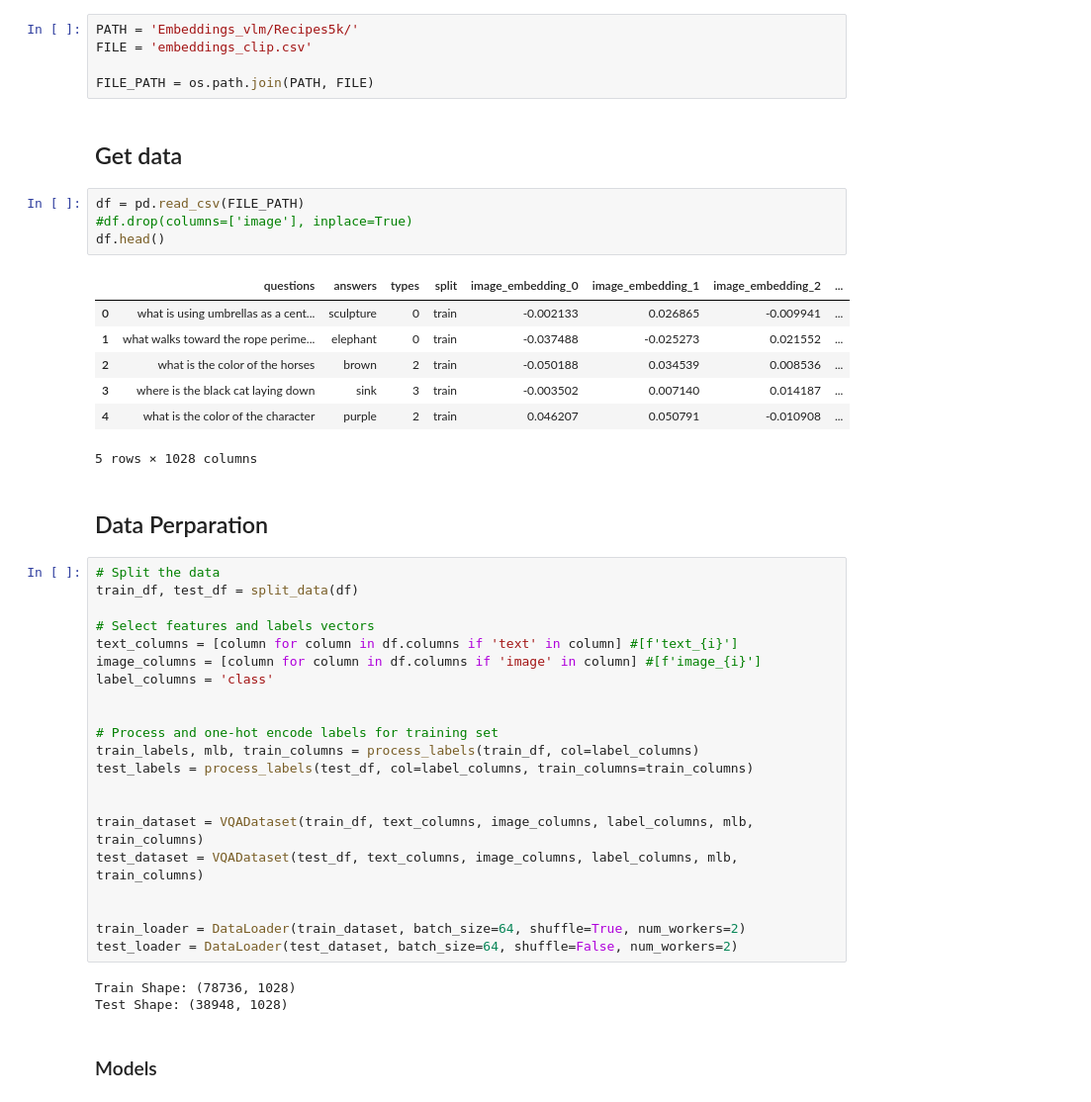
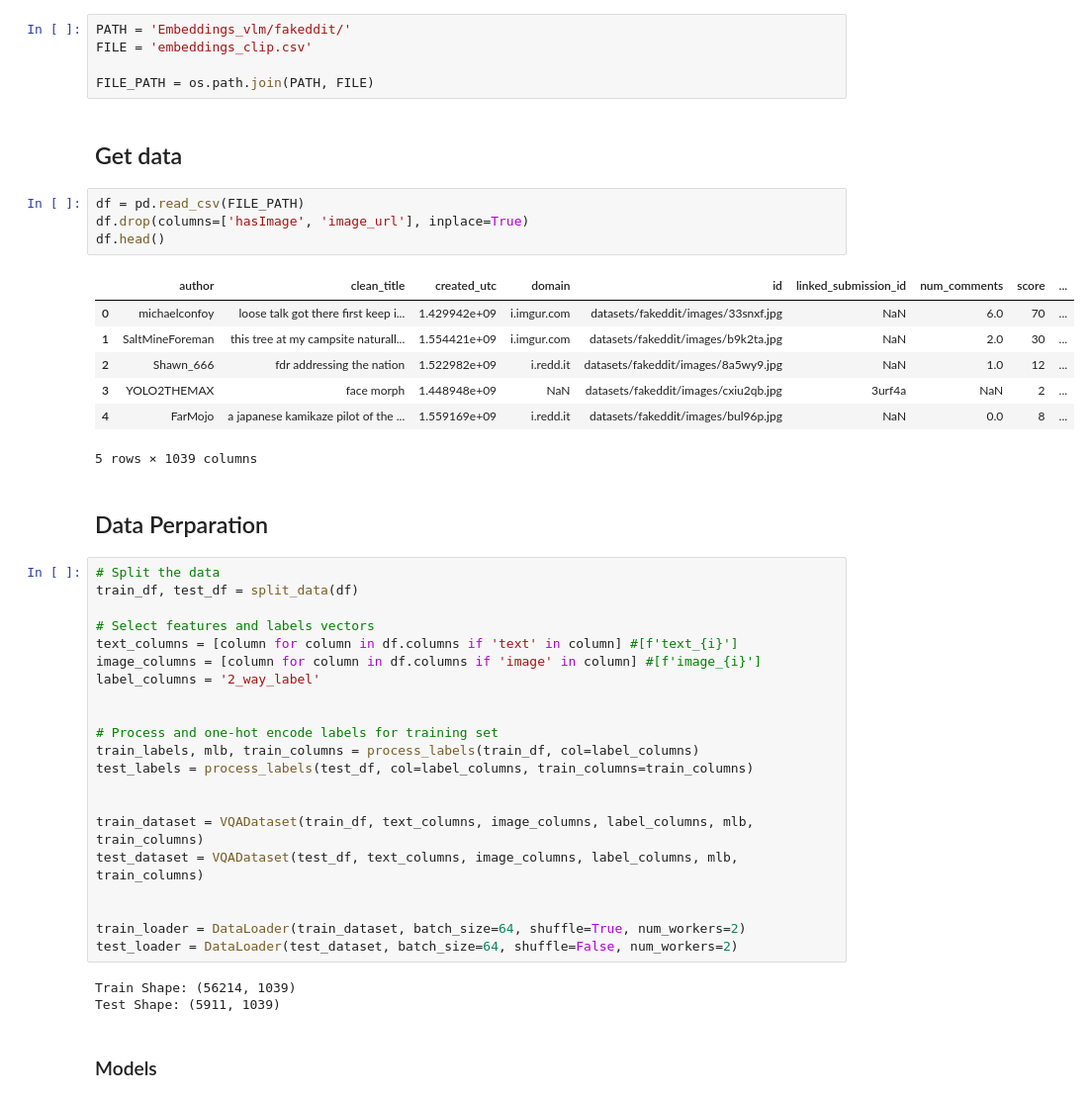
Before and after one commit to dsrestrepo/Foundational-Multimodal-Fusion-Benchmark, a Jupyter notebook: clip_model_fakeddit.ipynb, the cells around one changed output. Shown at 99% size. Drawn from its saved outputs; the diff is of its cells as text.

Commit message:
updating clip embedding results for all datasets

```diff
--- a/clip_model_fakeddit.ipynb
+++ b/clip_model_fakeddit.ipynb
@@ -17,7 +14,7 @@ from torch.utils.data import DataLoader
 
 from src.classifiers_cpu_metrics import train_early_fusion, train_late_fusion
 # %%
-PATH = 'Embeddings_vlm/Recipes5k/'
+PATH = 'Embeddings_vlm/fakeddit/'
 FILE = 'embeddings_clip.csv'
 
 FILE_PATH = os.path.join(PATH, FILE)
@@ -25,16 +22,16 @@ FILE_PATH = os.path.join(PATH, FILE)
 ## Get data
 # %%
 df = pd.read_csv(FILE_PATH)
-#df.drop(columns=['image'], inplace=True)
+df.drop(columns=['hasImage', 'image_url'], inplace=True)
 df.head()
 # %% [output]
-|  | questions | answers | types | split | image_embedding_0 | image_embedding_1 | image_embedding_2 | ... |
-| 0 | what is using umbrellas as a cent... | sculpture | 0 | train | -0.002133 | 0.026865 | -0.009941 | ... |
-| 1 | what walks toward the rope perime... | elephant | 0 | train | -0.037488 | -0.025273 | 0.021552 | ... |
-| 2 | what is the color of the horses | brown | 2 | train | -0.050188 | 0.034539 | 0.008536 | ... |
-| 3 | where is the black cat laying down | sink | 3 | train | -0.003502 | 0.007140 | 0.014187 | ... |
-| 4 | what is the color of the character | purple | 2 | train | 0.046207 | 0.050791 | -0.010908 | ... |
+|  | author | clean_title | created_utc | domain | id | linked_submission_id | num_comments | score | ... |
+| 0 | michaelconfoy | loose talk got there first keep i... | 1.429942e+09 | i.imgur.com | datasets/fakeddit/images/33snxf.jpg | NaN | 6.0 | 70 | ... |
+| 1 | SaltMineForeman | this tree at my campsite naturall... | 1.554421e+09 | i.imgur.com | datasets/fakeddit/images/b9k2ta.jpg | NaN | 2.0 | 30 | ... |
+| 2 | Shawn_666 | fdr addressing the nation | 1.522982e+09 | i.redd.it | datasets/fakeddit/images/8a5wy9.jpg | NaN | 1.0 | 12 | ... |
+| 3 | YOLO2THEMAX | face morph | 1.448948e+09 | NaN | datasets/fakeddit/images/cxiu2qb.jpg | 3urf4a | NaN | 2 | ... |
+| 4 | FarMojo | a japanese kamikaze pilot of the ... | 1.559169e+09 | i.redd.it | datasets/fakeddit/images/bul96p.jpg | NaN | 0.0 | 8 | ... |
-5 rows × 1028 columns
+5 rows × 1039 columns
 # %% [markdown]
 ## Data Perparation
 # %%
@@ -44,7 +41,7 @@ train_df, test_df = split_data(df)
 # Select features and labels vectors
 text_columns = [column for column in df.columns if 'text' in column] #[f'text_{i}']
 image_columns = [column for column in df.columns if 'image' in column] #[f'image_{i}']
-label_columns = 'class'
+label_columns = '2_way_label'
 
 
 # Process and one-hot encode labels for training set
@@ -59,8 +56,8 @@ test_dataset = VQADataset(test_df, text_columns, image_columns, label_columns, m
 train_loader = DataLoader(train_dataset, batch_size=64, shuffle=True, num_workers=2)
 test_loader = DataLoader(test_dataset, batch_size=64, shuffle=False, num_workers=2)
 # %% [output]
-Train Shape: (78736, 1028)
-Test Shape: (38948, 1028)
+Train Shape: (56214, 1039)
+Test Shape: (5911, 1039)
 # %% [markdown]
 ### Models
 # %%
```
Also changed, not shown: parts of 4 cells of this notebook, 1 other file.
